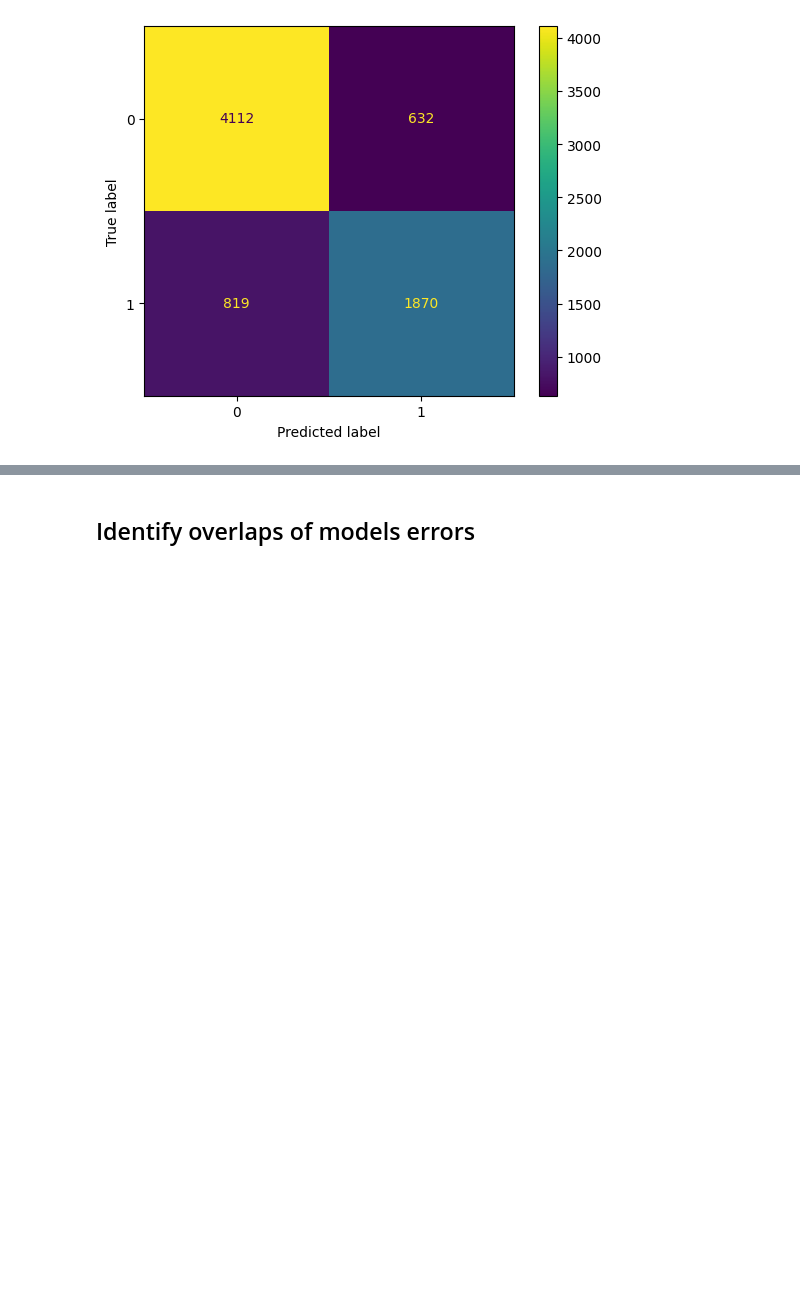
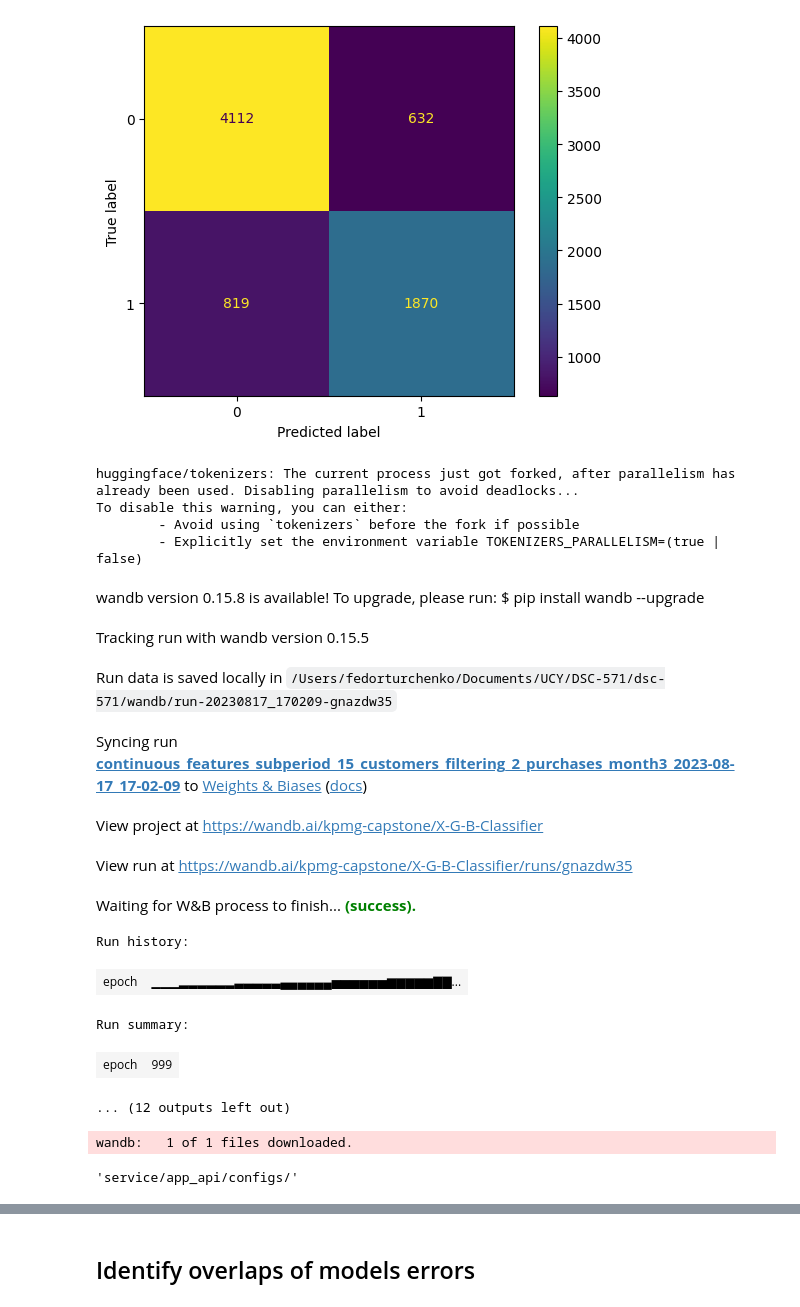
Before and after one commit to fedorTurchenko18/dsc-571, a Jupyter notebook: stacking.ipynb, the cells around one changed output, grey strips where cells are left out. Drawn from its saved outputs; the diff is of its cells as text; code cells hidden in the pictures; blank space fills up the shorter version.

```diff
--- a/stacking.ipynb
+++ b/stacking.ipynb
@@ -246,10 +238,10 @@ params_to_txt(rf_op)
 xgb_op = OptunaTuner(
     XGBClassifier, f1_score_average_weighted, 'maximize', # class-specific arguments
     seed=571, predictor='cpu_predictor', verbosity=0, nthread=7, # model-specific technical parameters
-    objective='binary:hinge', eval_metric='error', n_estimators=1000 # model-specific fixed hyperparameters
+    objective='binary:logistic', eval_metric='error', n_estimators=1000 # model-specific fixed hyperparameters
 )
 xgb_op.fit(
-    300, X_train, y_train, X_test, y_test,
+    100, X_train, y_train, X_test, y_test,
     ('reg_alpha', 'loguniform', 1e-3, 10.0),
     ('reg_lambda', 'loguniform', 1e-3, 10.0),
     ('colsample_bytree', 'loguniform', 0.2, 1.0),
@@ -258,11 +250,12 @@ xgb_op.fit(
     ('max_depth', 'categorical', [5, 10, 20, 30])
 )
 # %%
-try:
-    xgb_best_params = load_params(XGBClassifier)
-    xgb_best = XGBClassifier(**xgb_best_params)
-except FileNotFoundError:
-    xgb_best = XGBClassifier(**xgb_op.model.get_params())
+# try:
+#     xgb_best_params = load_params(XGBClassifier)
+#     xgb_best_params['objective'] = 'binary:logistic'
+#     xgb_best = XGBClassifier(**xgb_best_params)
+# except FileNotFoundError:
+xgb_best = XGBClassifier(**xgb_op.model.get_params())
 xgb_best.fit(X_train, y_train)
 xgb_train_preds = xgb_best.predict(X_train)
 xgb_test_preds = xgb_best.predict(X_test)
@@ -303,7 +296,13 @@ cm_disp.plot()
 <sklearn.metrics._plot.confusion_matrix.ConfusionMatrixDisplay at 0x...>
 [figure]
 # %%
-config = xgb_op.model.get_params()
+try:
+    config = xgb_op.model.get_params()
+    features = xgb_op.model.get_booster().feature_names
+except NameError:
+    config = xgb_best_params
+    xgb_best_params['objective'] = 'binary:logistic'
+    features = xgb_best.get_booster().feature_names
 
 # Create w&b run for the training set
 with utils.init_wandb_run(
@@ -314,6 +313,8 @@ with utils.init_wandb_run(
     group='parameters_tuning',
     job_type='tuning_train'
 ) as run:
+    xgb_best = XGBClassifier(**xgb_best_params)
+    xgb_best.fit(X_train, y_train, callbacks=[wandb.xgboost.WandbCallback(log_model=True)])
 
     rep = utils.parse_classification_report(
         classification_report(y_train, xgb_train_preds, output_dict=True)
@@ -324,7 +325,7 @@ with utils.init_wandb_run(
             'name': run.name,
         },
         'performance_report': rep,
-        'config': config
+        'features': features
     }
 
     artifact = wandb.Artifact(
@@ -335,31 +336,48 @@ with utils.init_wandb_run(
     run.log_artifact(artifact)
     run.finish()
 
 # Create w&b run for the test set
 with utils.init_wandb_run(
     name='continuous_features_subperiod_15_customers_filtering_2_purchases',
     model=XGBClassifier,
     config=config,
     target_month=fe.target_month,
     group='parameters_tuning',
     job_type='tuning_test'
 ) as run:
     rep = utils.parse_classification_report(
         classification_report(y_test, xgb_test_preds, output_dict=True)
     )
 
     metadata = {
         'experiment': {
             'name': run.name
         },
         'performance_report': rep,
-        'config': config
+        'features': features
     }
 
     artifact = wandb.Artifact(
         name=f'report_test',
         type='performance_metric',
         metadata=metadata
     )
     run.log_artifact(artifact)
     run.finish()
+# %% [output]
+huggingface/tokenizers: The current process just got forked, after parallelism has already been used. Disabling parallelism to avoid deadlocks...
+To disable this warning, you can either:
+        - Avoid using `tokenizers` before the fork if possible
+        - Explicitly set the environment variable TOKENIZERS_PARALLELISM=(true | false)
+wandb version 0.15.8 is available! To upgrade, please run: $ pip install wandb --upgrade
+Tracking run with wandb version 0.15.5
+Run data is saved locally in /Users/fedorturchenko/Documents/UCY/DSC-571/dsc-571/wandb/run-20230817_170209-gnazdw35
+Syncing run continuous_features_subperiod_15_customers_filtering_2_purchases_month3_2023-08-17_17-02-09 to Weights & Biases (docs)
+View project at https://wandb.ai/kpmg-capstone/X-G-B-Classifier
+View run at https://wandb.ai/kpmg-capstone/X-G-B-Classifier/runs/gnazdw35
+Waiting for W&B process to finish... (success).
+Run history:
+| epoch | ▁▁▁▂▂▂▂▂▂▃▃▃▃▃▄▄▄▄▄▄▅▅▅▅▅▅▆▆▆▆▆▇▇... |
+Run summary:
+| epoch | 999 |
+... (12 outputs left out)
@@ -365,0 +388,6 @@ with utils.init_wandb_run(
+# %%
+art = utils.get_artifact('X-G-B-Classifier', '00g8kx9u_model.json')
+art.download('service/app_api/configs/')
+# %% [output]
+wandb:   1 of 1 files downloaded.
+'service/app_api/configs/'
```
Also changed, not shown: parts of 11 cells of this notebook, 1 other file.
